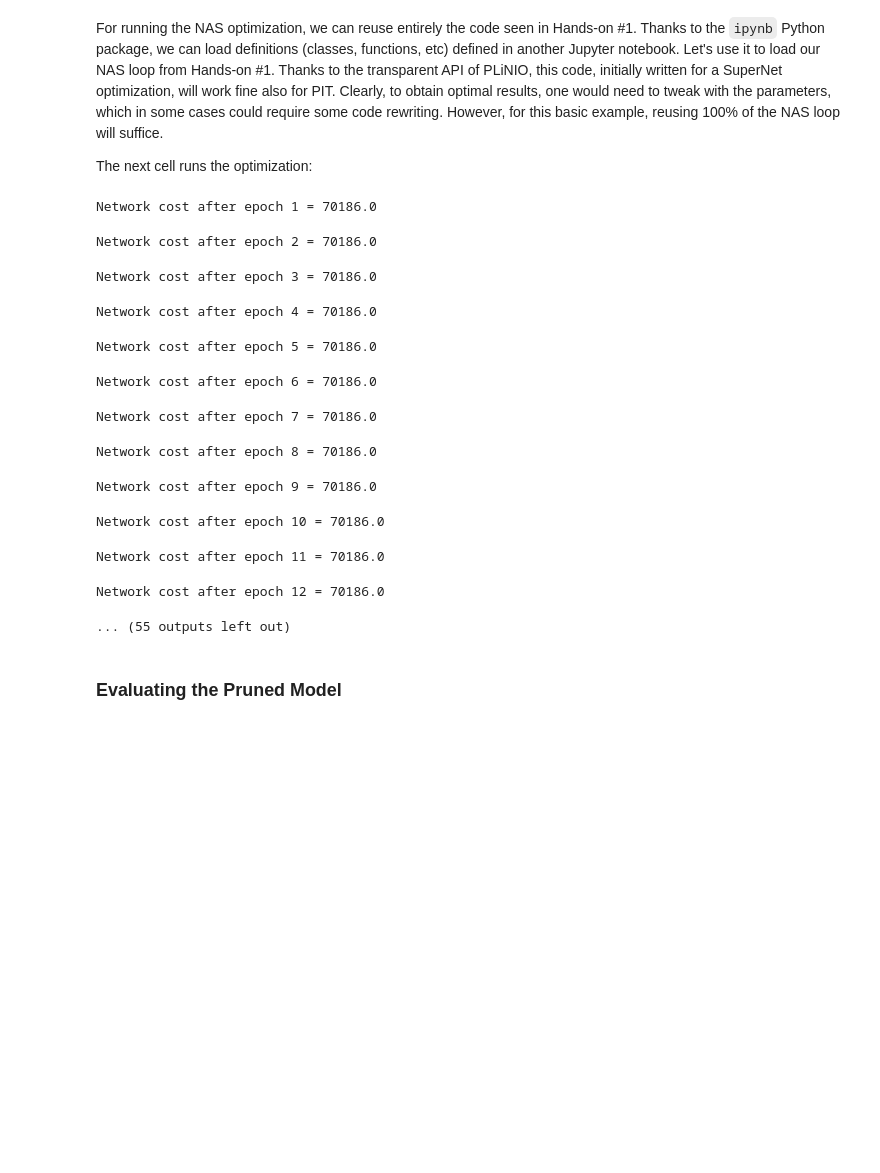
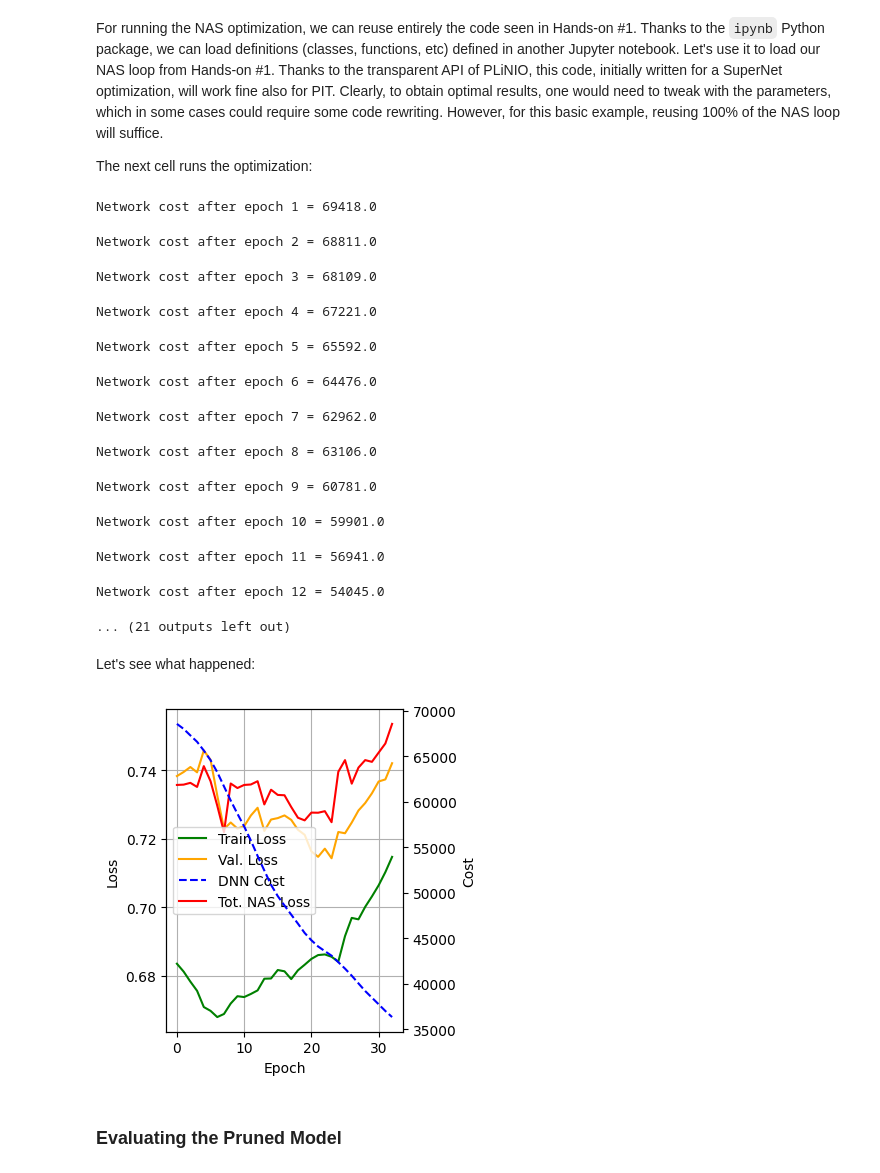
Before and after one commit to eml-eda/oenne, a Jupyter notebook: II_PIT.ipynb, the cells around one changed output. Cells and saved outputs as stored; diff of their text form; code cells hidden in the pictures; blank space fills up the shorter version.

```diff
--- a/II_PIT.ipynb
+++ b/II_PIT.ipynb
@@ -58,15 +58,15 @@ SAVE_DIR = Path(f"experiments/02/")
 TRAINING_CONFIG = {
     'in_class': False,          # kept for compatibility with hands-on #1. Leave it as false!
     'epochs': 50,               # max epochs for normal trainings
-    'nas_epochs': 400,          # max epochs for the NAS search loop
-    'nas_no_stop_epochs': 400,  # initial epochs without early stopping for the NAS
+    'nas_epochs': 100,          # max epochs for the NAS search loop
+    'nas_no_stop_epochs': 20,   # initial epochs without early stopping for the NAS
     'batch_size': 32,           # batch size
     'lr': 0.1,                  # initial learning rate for normal trainings
     'search_lr_net': 0.001,     # learning rate for DNN weights during NAS
     'search_lr_nas': 0.001,     # learning rate for NAS parameters during NAS
     'weight_decay': 1e-4,       # weight decay for normal DNN parameters
     'patience': 10,             # early-stopping patience for normal trainings
-    'nas_patience': 25,         # early-stopping patience for NAS search
+    'nas_patience': 10,         # early-stopping patience for NAS search
 }
 
 set_seed(42)
@@ -203,19 +188,25 @@ from ipynb.fs.defs.I_SuperNet import nas_loop
 criterion = nn.CrossEntropyLoss()
 history = nas_loop(SAVE_DIR / 'nas', TRAINING_CONFIG, nas_model, criterion, train_dl, val_dl, device)
 # %% [output]
-Network cost after epoch 1 = 70186.0
+Network cost after epoch 1 = 69418.0
-Network cost after epoch 2 = 70186.0
+Network cost after epoch 2 = 68811.0
-Network cost after epoch 3 = 70186.0
+Network cost after epoch 3 = 68109.0
-Network cost after epoch 4 = 70186.0
+Network cost after epoch 4 = 67221.0
-Network cost after epoch 5 = 70186.0
+Network cost after epoch 5 = 65592.0
-Network cost after epoch 6 = 70186.0
+Network cost after epoch 6 = 64476.0
-Network cost after epoch 7 = 70186.0
+Network cost after epoch 7 = 62962.0
-Network cost after epoch 8 = 70186.0
+Network cost after epoch 8 = 63106.0
-Network cost after epoch 9 = 70186.0
+Network cost after epoch 9 = 60781.0
-Network cost after epoch 10 = 70186.0
+Network cost after epoch 10 = 59901.0
-Network cost after epoch 11 = 70186.0
+Network cost after epoch 11 = 56941.0
-Network cost after epoch 12 = 70186.0
+Network cost after epoch 12 = 54045.0
-... (55 outputs left out)
+... (21 outputs left out)
+# %% [markdown]
+Let's see what happened:
+# %%
+plot_learning_curves_nas(history)
+# %% [output]
+[figure, added]
 # %% [markdown]
 ### Evaluating the Pruned Model
 # %% [markdown]
```
Also changed, not shown: parts of 9 cells of this notebook, 6 other files.
